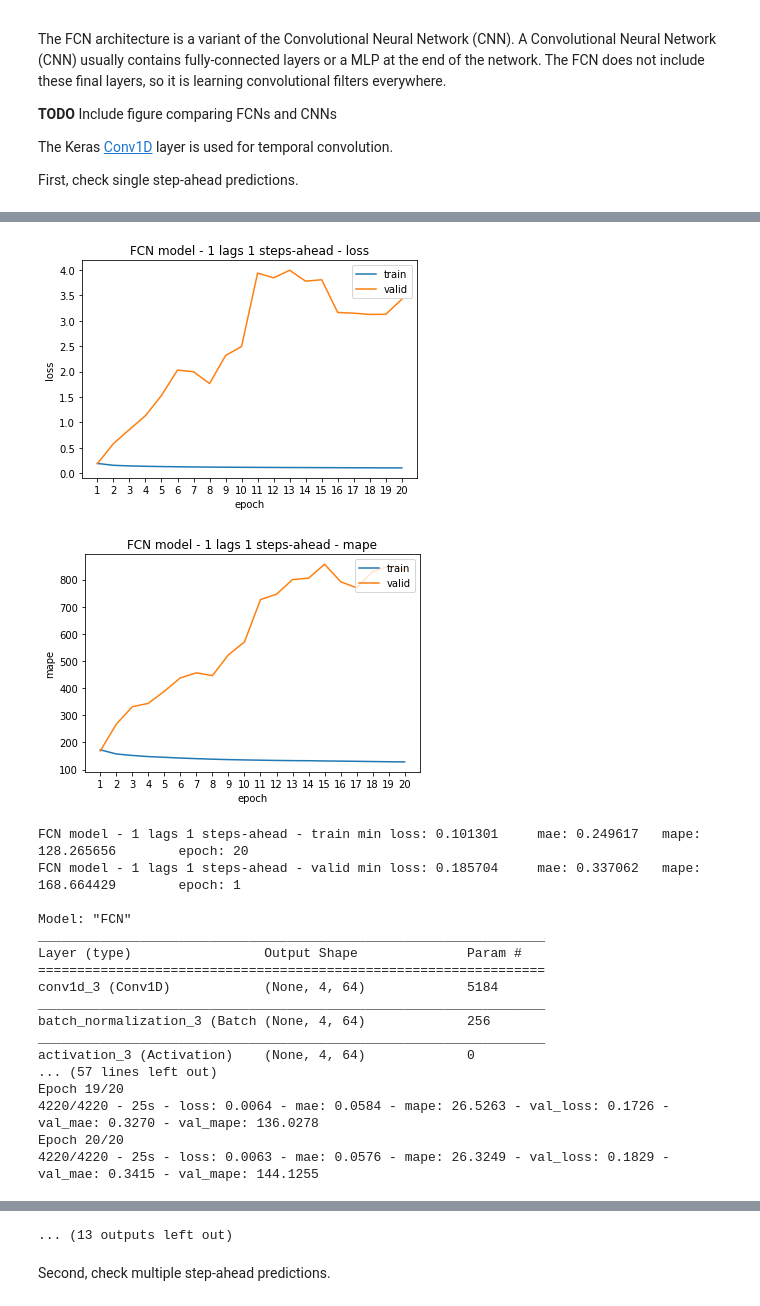
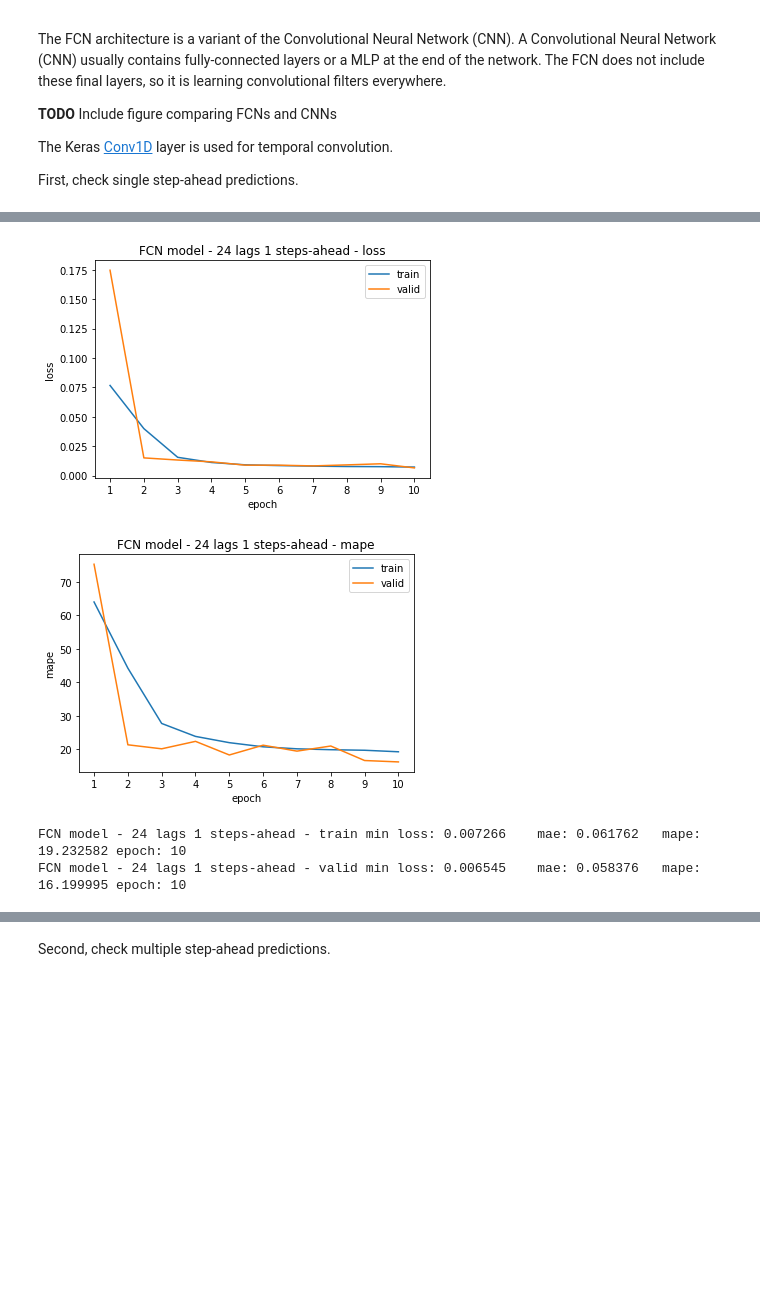
Before and after one commit to makeyourownmaker/CambridgeTemperatureModel, a Jupyter notebook: notebooks/keras_mlp_fcn_resnet_time_series.ipynb, the cells around one changed output, grey strips where cells are left out. Saved outputs shown, nothing was run; the diff lists cells and outputs as text; code cells hidden in the pictures; blank space fills up the shorter version.

```diff
--- a/notebooks/keras_mlp_fcn_resnet_time_series.ipynb
+++ b/notebooks/keras_mlp_fcn_resnet_time_series.ipynb
@@ -49,6 +56,9 @@ if 'google.colab' in str(get_ipython()):
 else:
     data_loc = "../data/CamUKWeather.csv"
 df = pd.read_csv(data_loc, parse_dates = True)
+
+df['ds'] = pd.to_datetime(df['ds'])
+
 print("Shape:")
 print(df.shape)
 print("\nInfo:")
@@ -787,21 +986,21 @@ def build_fcn_model_orig(name, data):
     return fcn
 
 
-def build_fcn_model(name, data):
+def build_fcn_model(name, data, n_feature_maps = 64):
     in_shape, _ = get_io_shapes(data)
 
     fcn = Sequential(name = name)
     fcn.add(Input(shape = in_shape))
 
-    fcn.add(Conv1D(filters = 64, kernel_size = 8, padding = 'same'))
+    fcn.add(Conv1D(filters = n_feature_maps, kernel_size = 8, padding = 'same'))
     fcn.add(BatchNormalization())
     fcn.add(Activation(activation = 'relu'))
 
-    fcn.add(Conv1D(filters = 128, kernel_size = 5, padding = 'same'))
+    fcn.add(Conv1D(filters = n_feature_maps, kernel_size = 5, padding = 'same'))
     fcn.add(BatchNormalization())
     fcn.add(Activation(activation = 'relu'))
 
-    fcn.add(Conv1D(filters = 64, kernel_size = 3, padding = 'same'))
+    fcn.add(Conv1D(filters = n_feature_maps, kernel_size = 3, padding = 'same'))
     fcn.add(BatchNormalization())
     fcn.add(Activation(activation = 'relu'))
 
@@ -811,27 +1010,23 @@ def build_fcn_model(name, data):
     return fcn
 
 
-lags = 24
-ds_train_24l_1s, ds_valid_24l_1s, ds_test_24l_1s = make_datasets(train_df, valid_df, test_df,
-                                                                 lags = lags, shuffle = True, bs = 16)
-
 name = 'FCN'
-fcn_1l_1s   = build_fcn_model(name, ds_train_1l_1s)
-h_fcn_1l_1s = run_model(fcn_1l_1s, ds_train_1l_1s, ds_valid_1l_1s, optimizer = 'adadelta', epochs = 20)
-fcn_4l_1s   = build_fcn_model(name, ds_train_4l_1s)
-h_fcn_4l_1s = run_model(fcn_4l_1s, ds_train_4l_1s, ds_valid_4l_1s, optimizer = 'adadelta', epochs = 20)
-fcn_8l_1s   = build_fcn_model(name, ds_train_8l_1s)
-h_fcn_8l_1s = run_model(fcn_8l_1s, ds_train_8l_1s, ds_valid_8l_1s, optimizer = 'adadelta', epochs = 20)
-fcn_16l_1s   = build_fcn_model(name, ds_train_16l_1s)
-h_fcn_16l_1s = run_model(fcn_16l_1s, ds_train_16l_1s, ds_valid_16l_1s, optimizer = 'adadelta', epochs = 20)
+#fcn_1l_1s   = build_fcn_model(name, ds_train_1l_1s)
+#h_fcn_1l_1s = run_model(fcn_1l_1s, ds_train_1l_1s, ds_valid_1l_1s, epochs = 20)
+#fcn_4l_1s   = build_fcn_model(name, ds_train_4l_1s)
+#h_fcn_4l_1s = run_model(fcn_4l_1s, ds_train_4l_1s, ds_valid_4l_1s, epochs = 20)
+#fcn_8l_1s   = build_fcn_model(name, ds_train_8l_1s)
+#h_fcn_8l_1s = run_model(fcn_8l_1s, ds_train_8l_1s, ds_valid_8l_1s, epochs = 20)
+#fcn_16l_1s   = build_fcn_model(name, ds_train_16l_1s)
+#h_fcn_16l_1s = run_model(fcn_16l_1s, ds_train_16l_1s, ds_valid_16l_1s, epochs = 20)
 fcn_24l_1s   = build_fcn_model(name, ds_train_24l_1s)
-h_fcn_24l_1s = run_model(fcn_24l_1s, ds_train_24l_1s, ds_valid_24l_1s, optimizer = 'adadelta', epochs = 20)
-fcn_32l_1s   = build_fcn_model(name, ds_train_32l_1s)
-h_fcn_32l_1s = run_model(fcn_32l_1s, ds_train_32l_1s, ds_valid_32l_1s, optimizer = 'adadelta', epochs = 20)
-fcn_40l_1s   = build_fcn_model(name, ds_train_40l_1s)
-h_fcn_40l_1s = run_model(fcn_40l_1s, ds_train_40l_1s, ds_valid_40l_1s, optimizer = 'adadelta', epochs = 20)
-fcn_48l_1s   = build_fcn_model(name, ds_train_48l_1s)
-h_fcn_48l_1s = run_model(fcn_48l_1s, ds_train_48l_1s, ds_valid_48l_1s, optimizer = 'adadelta', epochs = 20)
+h_fcn_24l_1s = run_model(fcn_24l_1s, ds_train_24l_1s, ds_valid_24l_1s, epochs = 10)
+#fcn_32l_1s   = build_fcn_model(name, ds_train_32l_1s)
+#h_fcn_32l_1s = run_model(fcn_32l_1s, ds_train_32l_1s, ds_valid_32l_1s, epochs = 20)
+#fcn_40l_1s   = build_fcn_model(name, ds_train_40l_1s)
+#h_fcn_40l_1s = run_model(fcn_40l_1s, ds_train_40l_1s, ds_valid_40l_1s, epochs = 20)
+#fcn_48l_1s   = build_fcn_model(name, ds_train_48l_1s)
+#h_fcn_48l_1s = run_model(fcn_48l_1s, ds_train_48l_1s, ds_valid_48l_1s, epochs = 20)
 # %% [output]
 Model: "FCN"
 _________________________________________________________________
@@ -853,19 +1048,4 @@ Epoch 20/20
-[figure, old version]
+[figure, new version]
-[figure, old version]
+[figure, new version]
-FCN model - 1 lags 1 steps-ahead - train min loss: 0.101301     mae: 0.249617   mape: 128.265656        epoch: 20
-FCN model - 1 lags 1 steps-ahead - valid min loss: 0.185704     mae: 0.337062   mape: 168.664429        epoch: 1
-
-Model: "FCN"
-_________________________________________________________________
-Layer (type)                 Output Shape              Param #
-=================================================================
-conv1d_3 (Conv1D)            (None, 4, 64)             5184
-_________________________________________________________________
-batch_normalization_3 (Batch (None, 4, 64)             256
-_________________________________________________________________
-activation_3 (Activation)    (None, 4, 64)             0
-... (57 lines left out)
-Epoch 19/20
-4220/4220 - 25s - loss: 0.0064 - mae: 0.0584 - mape: 26.5263 - val_loss: 0.1726 - val_mae: 0.3270 - val_mape: 136.0278
-Epoch 20/20
-4220/4220 - 25s - loss: 0.0063 - mae: 0.0576 - mape: 26.3249 - val_loss: 0.1829 - val_mae: 0.3415 - val_mape: 144.1255
+FCN model - 24 lags 1 steps-ahead - train min loss: 0.007266    mae: 0.061762   mape: 19.232582 epoch: 10
+FCN model - 24 lags 1 steps-ahead - valid min loss: 0.006545    mae: 0.058376   mape: 16.199995 epoch: 10
@@ -912,3 +1052,2 @@ Epoch 20/20
-... (13 outputs left out)
 # %% [markdown]
 Second, check multiple step-ahead predictions.
```
Also changed, not shown: parts of 26 cells of this notebook.
